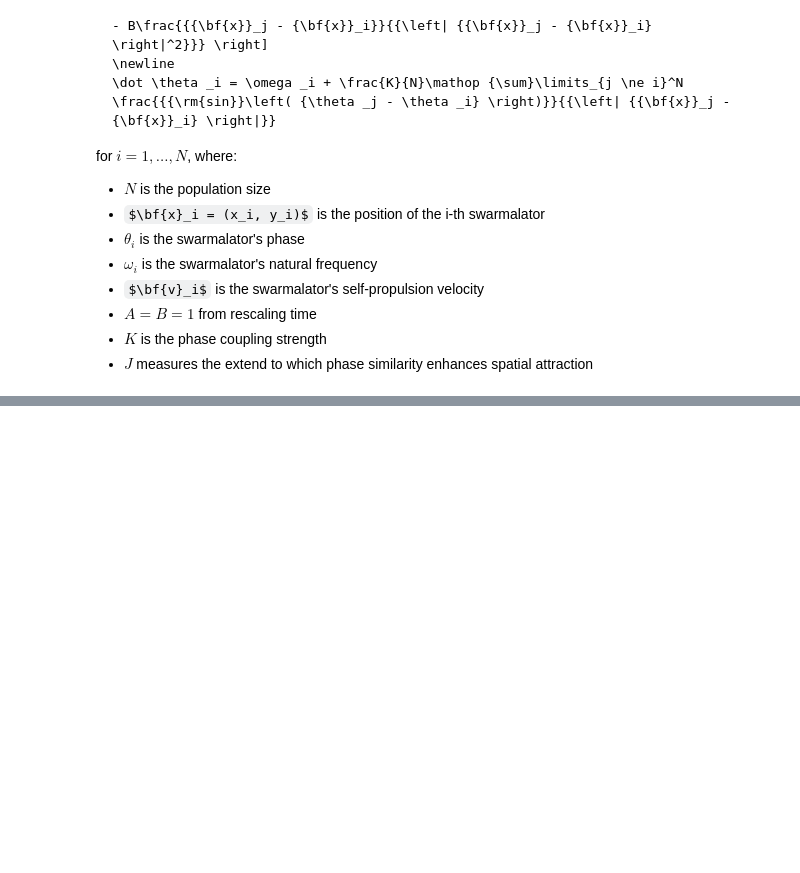
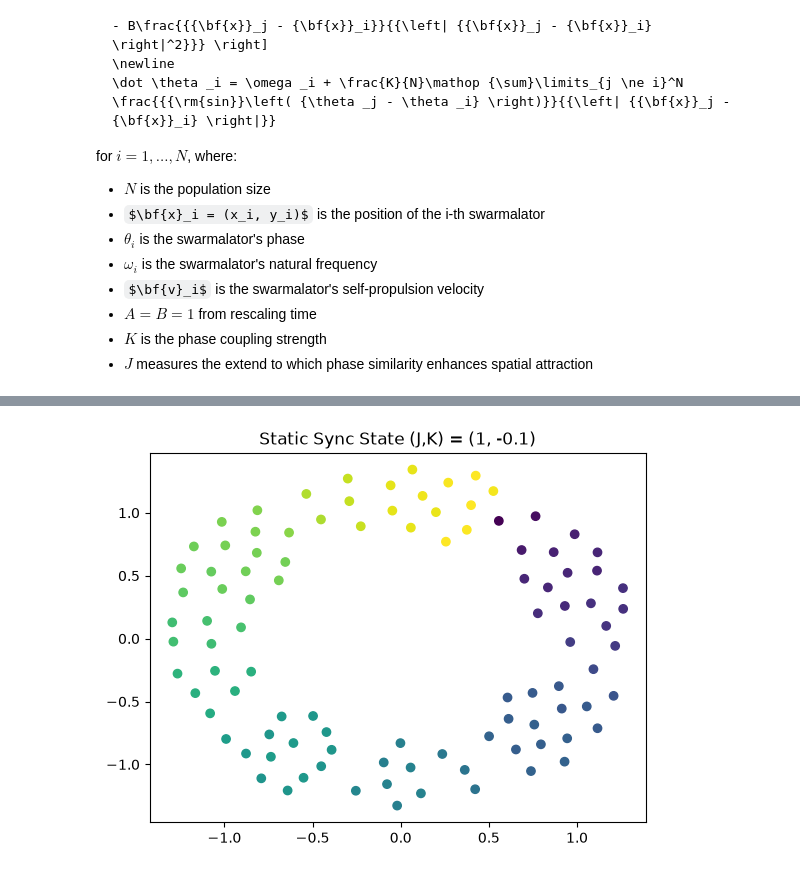
Before and after one commit to sofiadilucia/PoCN_project, a Jupyter notebook: code/swarmalators.ipynb, the cells around one changed output, grey strips where cells are left out. Cells and saved outputs as stored; diff of their text form; code cells hidden in the pictures; some formulas as TeX source; blank space fills up the shorter version.

```diff
--- a/code/swarmalators.ipynb
+++ b/code/swarmalators.ipynb
@@ -94,0 +83,4 @@ plt.scatter(positions[-1, :, 0], positions[-1, :, 1], c=phases[-1,:])
+# %%
+solution(1, -0.1, z0, t, N)
+# %% [output]
+[figure, added]
```
Also changed, not shown: parts of 8 cells of this notebook.
